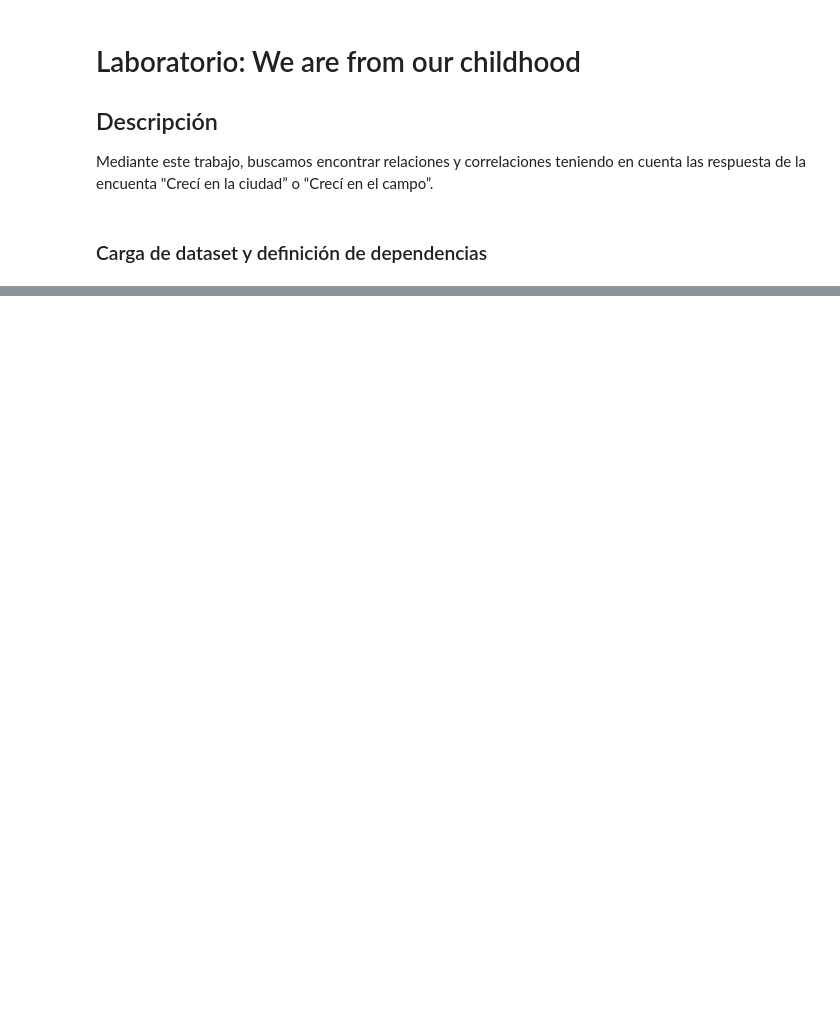
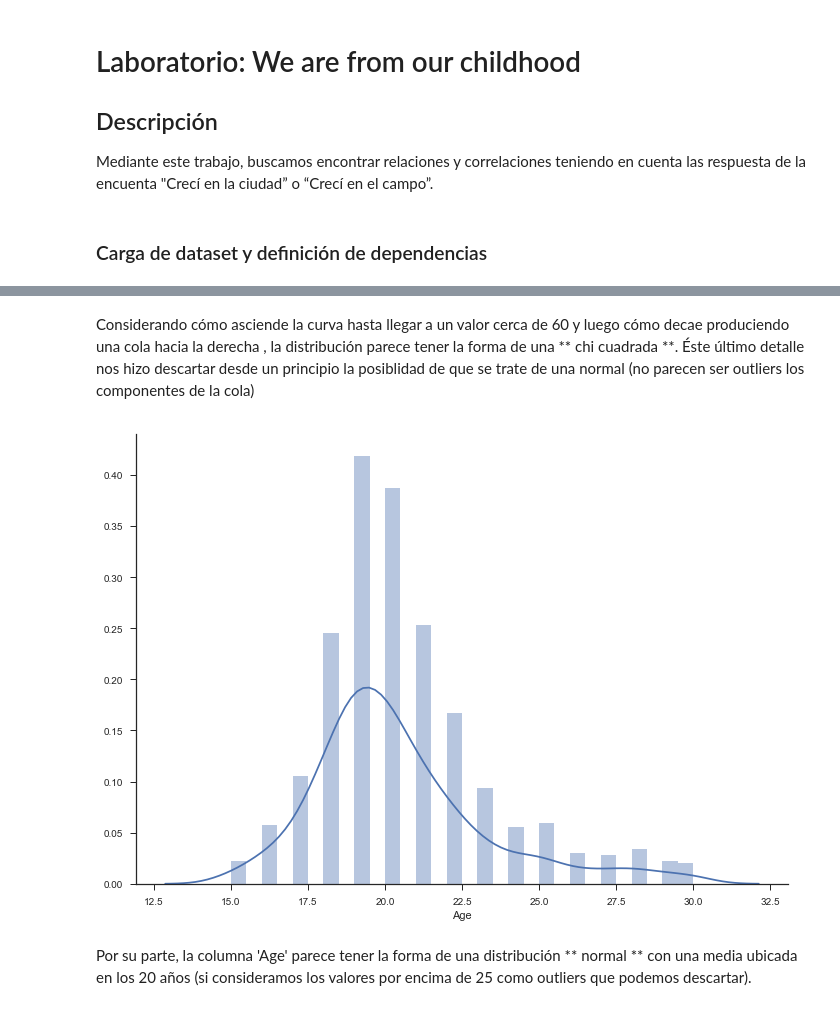
Before and after one commit to nestornav/dimplomatura-datos-famaf, a Jupyter notebook: laboratorios/laboratorio1/laboratorio1.ipynb, the cells around one changed output, grey strips where cells are left out. Drawn from its saved outputs; the diff is of its cells as text; code cells hidden in the pictures; blank space fills up the shorter version.

Commit message:
Primer enunciado y parte del segundo.

```diff
--- a/laboratorios/laboratorio1/laboratorio1.ipynb
+++ b/laboratorios/laboratorio1/laboratorio1.ipynb
@@ -31,0 +73,8 @@ dataset.describe()
+# %% [markdown]
+Considerando cómo asciende la curva hasta llegar a un valor cerca de 60 y luego cómo decae produciendo una cola hacia la derecha , la distribución parece tener la forma de una ** chi cuadrada **. Éste último detalle nos hizo descartar desde un principio la posiblidad de que se trate de una normal (no parecen ser outliers los componentes de la cola)
+# %%
+plot_hist_with_box(ds['Age'], 30)
+# %% [output]
+[figure, added]
+# %% [markdown]
+Por su parte, la columna 'Age' parece tener la forma de una distribución ** normal ** con una media ubicada en los 20 años (si consideramos los valores por encima de 25 como outliers que podemos descartar).
```
Also changed, not shown: parts of 35 cells of this notebook.
